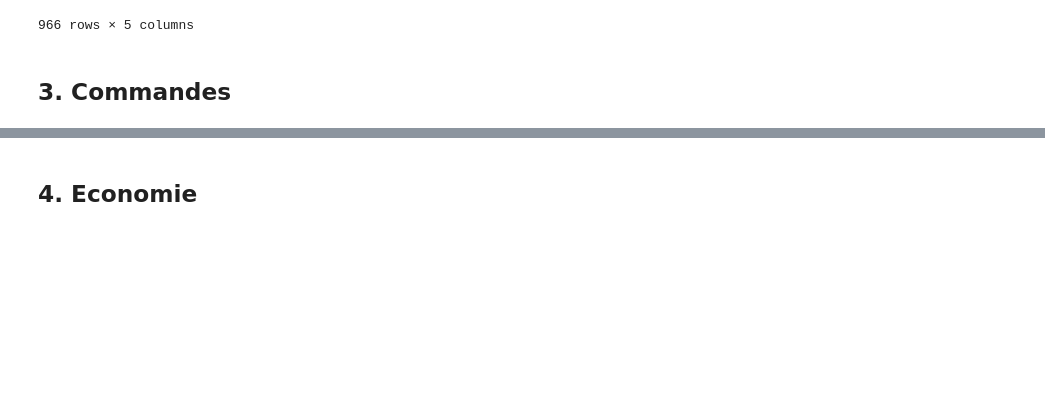
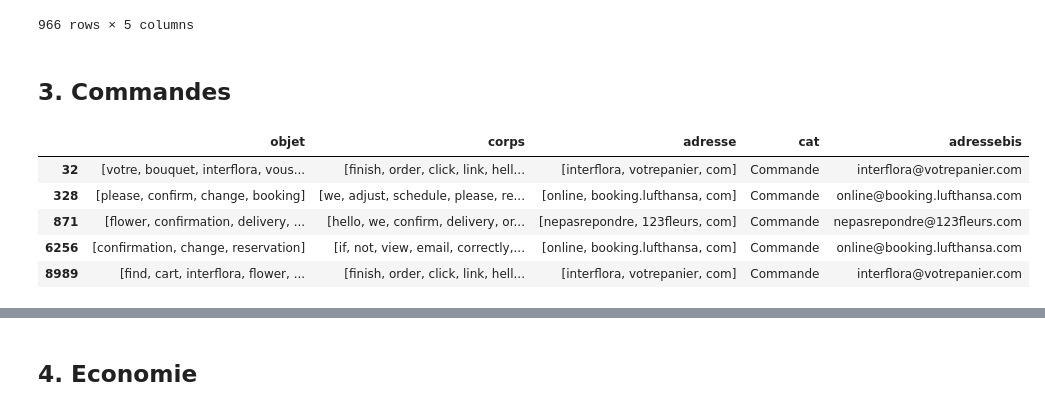
Before and after one commit to GuichardB/Email_Classification, a Jupyter notebook: labellisation.ipynb, the cells around one changed output, grey strips where cells are left out. Drawn from its saved outputs; the diff is of its cells as text; code cells hidden in the pictures; blank space fills up the shorter version.

```diff
--- a/labellisation.ipynb
+++ b/labellisation.ipynb
@@ -332,3 +332,13 @@ orders = ['interflora@votrepanier.com', 'online@booking.lufthansa.com', '']
+# %%
+data = cat_with_list(data, orders, 'Commande')
+print_cat(data, 'Commande')
+# %% [output]
+|  | objet | corps | adresse | cat | adressebis |
+| 32 | [votre, bouquet, interflora, vous... | [finish, order, click, link, hell... | [interflora, votrepanier, com] | Commande | interflora@votrepanier.com |
+| 328 | [please, confirm, change, booking] | [we, adjust, schedule, please, re... | [online, booking.lufthansa, com] | Commande | online@booking.lufthansa.com |
+| 871 | [flower, confirmation, delivery, ... | [hello, we, confirm, delivery, or... | [nepasrepondre, 123fleurs, com] | Commande | nepasrepondre@123fleurs.com |
+| 6256 | [confirmation, change, reservation] | [if, not, view, email, correctly,... | [online, booking.lufthansa, com] | Commande | online@booking.lufthansa.com |
+| 8989 | [find, cart, interflora, flower, ... | [finish, order, click, link, hell... | [interflora, votrepanier, com] | Commande | interflora@votrepanier.com |
 # %%
 #data = cat_with_objet(data, 'commande', '')
 data = cat_with_words(data, ['order', 'confirmation'], '')
```
Also changed, not shown: parts of 15 cells of this notebook.
